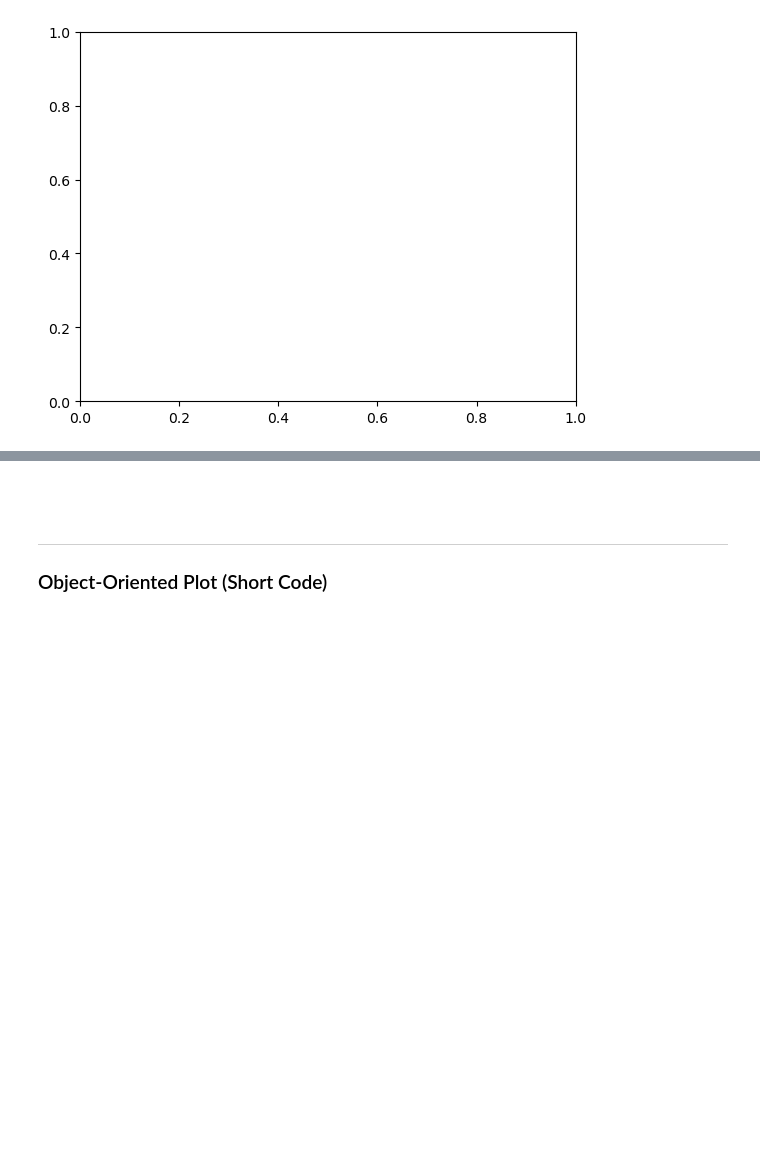
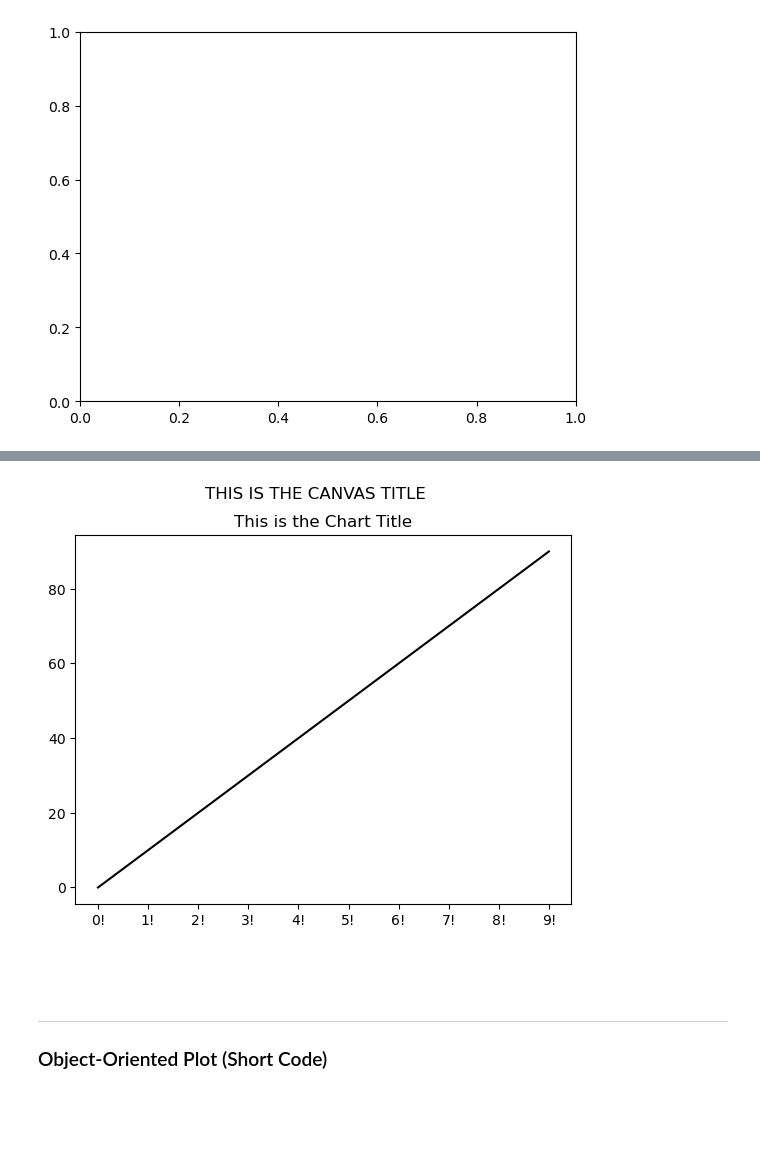
Before and after one commit to MiltonValleL/MatplotSea_Bootcamp, a Jupyter notebook: 1.Matplotlib_Fundamentals/02.Plotting_Methods.ipynb, the cells around one changed output, grey strips where cells are left out. Drawn from its saved outputs; the diff is of its cells as text; code cells hidden in the pictures; blank space fills up the shorter version.

```diff
--- a/1.Matplotlib_Fundamentals/02.Plotting_Methods.ipynb
+++ b/1.Matplotlib_Fundamentals/02.Plotting_Methods.ipynb
@@ -193,3 +188,13 @@ plt.show()
+# %%
+fig = plt.figure()
+ax = fig.add_subplot()
+
+ax.plot(labels, data, color='k')
+fig.suptitle('THIS IS THE CANVAS TITLE')
+ax.set_title('This is the Chart Title')
+plt.show()
+# %% [output]
+[figure, added]
 # %% [markdown]
 <br><br>
 
```
Also changed, not shown: parts of 23 cells of this notebook.
